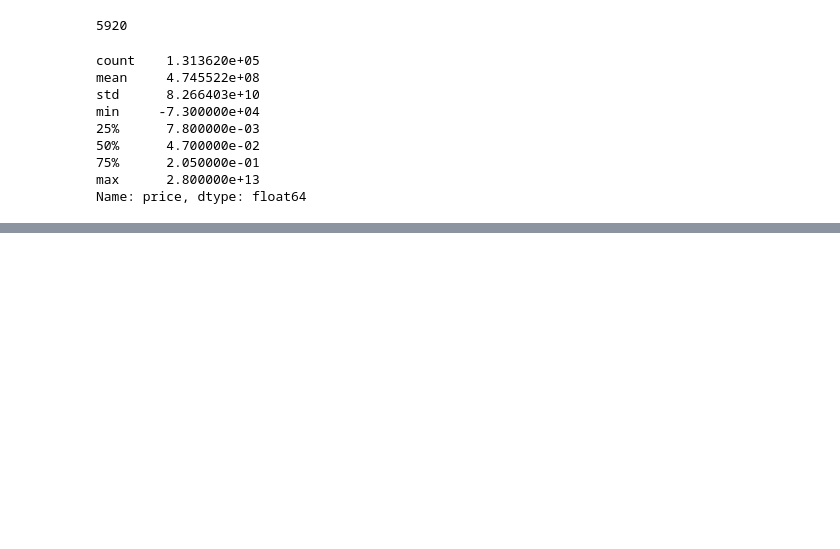
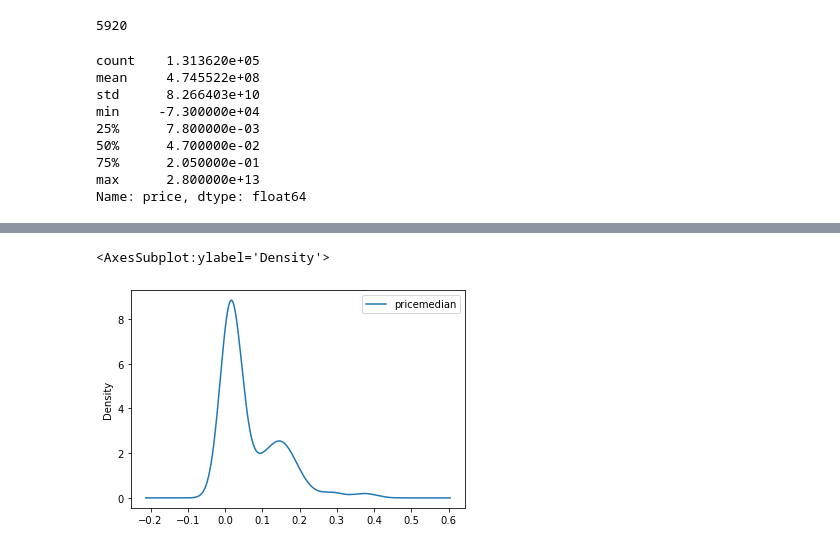
Before and after one commit to JoAmps/Forecasting-average-weekly-prices-of-the-Parallel-Alpha-nft, a Jupyter notebook: forecasting floor prices of parallel alpha.ipynb, the cells around one changed output, grey strips where cells are left out. Saved outputs shown, nothing was run; the diff lists cells and outputs as text; code cells hidden in the pictures; blank space fills up the shorter version.

```diff
--- a/forecasting floor prices of parallel alpha.ipynb
+++ b/forecasting floor prices of parallel alpha.ipynb
@@ -395,0 +406,5 @@ Name: pricemin, dtype: float64
+# %%
+df[['pricemedian']].plot(kind='density')
+# %% [output]
+<AxesSubplot:ylabel='Density'>
+[figure, added]
```
Also changed, not shown: parts of 19 cells of this notebook.
